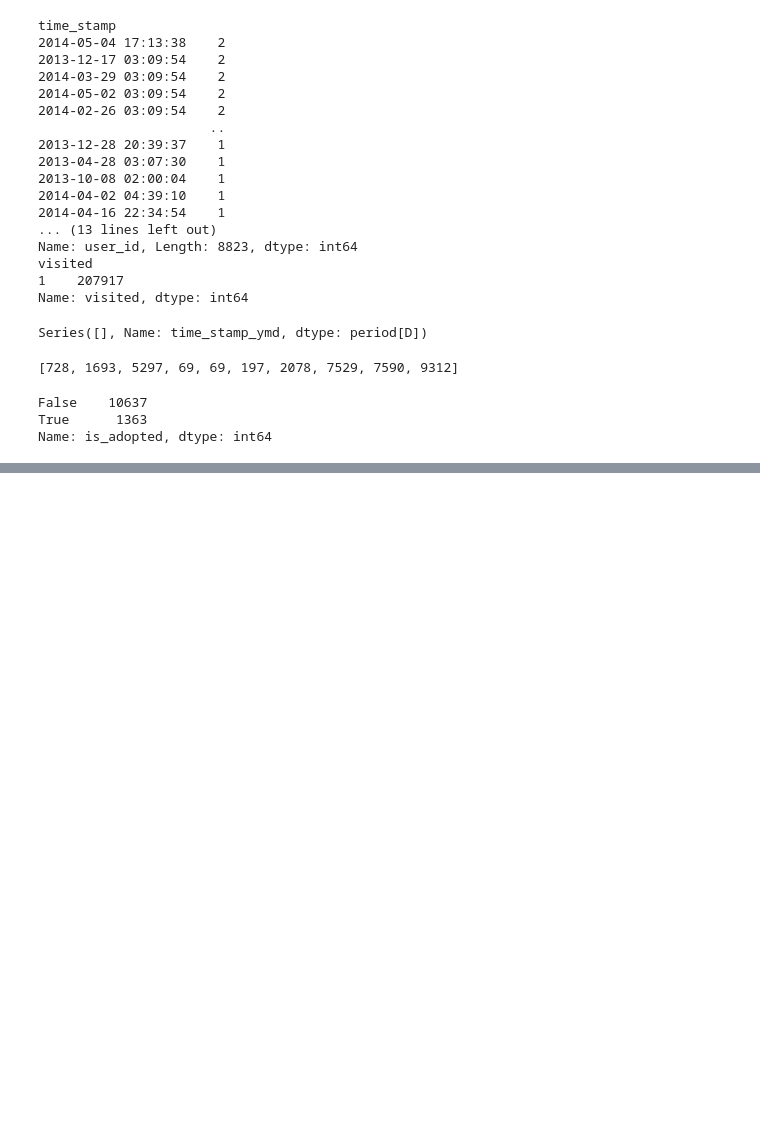
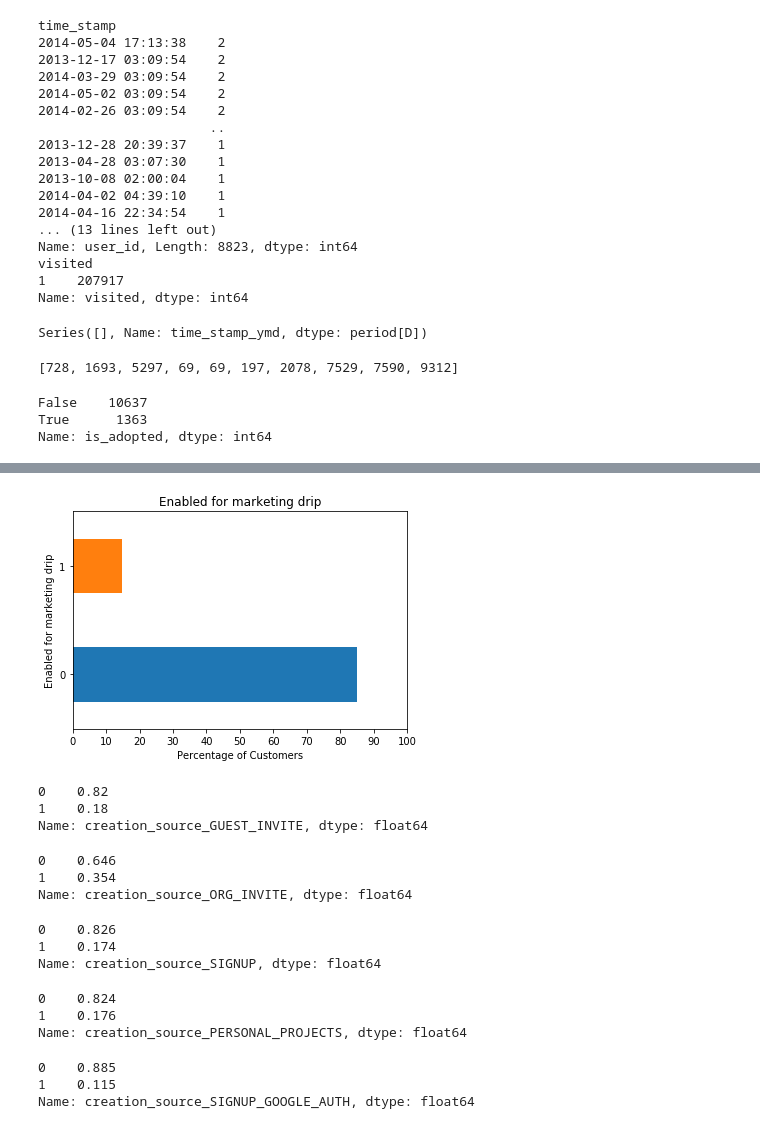
Before and after one commit to ElijahSeeley/Springboard, a Jupyter notebook: relax_challenge/relax_challenge/Relax_Challenge_Notebook.ipynb, the cells around one changed output, grey strips where cells are left out. Saved outputs shown, nothing was run; the diff lists cells and outputs as text; code cells hidden in the pictures; blank space fills up the shorter version.

```diff
--- a/relax_challenge/relax_challenge/Relax_Challenge_Notebook.ipynb
+++ b/relax_challenge/relax_challenge/Relax_Challenge_Notebook.ipynb
@@ -357,0 +369,47 @@ def plot_hist(feature, bins = 10, color1 = 'g', color2 = 'k', figx = 10, figy =
+# %%
+marketingdrip = round(df['enabled_for_marketing_drip'].value_counts(normalize=True), 3)*100
+
+marketingdrip.plot(kind='barh', title='Enabled for marketing drip', xlim=(0, 100),
+                    xticks = deci100, color=palette)
+plt.xlabel('Percentage of Customers')
+plt.ylabel('Enabled for marketing drip')
+plt.show()
+# %% [output]
+[figure, added]
+# %%
+#I'm going to skip over the time of creation fields, I don't think they will provide useful information
+#creation source though is more interesting to me
+guestinvite = round(df['creation_source_GUEST_INVITE'].value_counts(normalize=True), 3)
+guestinvite
+# %% [output]
+0    0.82
+1    0.18
+Name: creation_source_GUEST_INVITE, dtype: float64
+# %%
+orginvite = round(df['creation_source_ORG_INVITE'].value_counts(normalize=True), 3)
+orginvite
+# %% [output]
+0    0.646
+1    0.354
+Name: creation_source_ORG_INVITE, dtype: float64
+# %%
+signup = round(df['creation_source_SIGNUP'].value_counts(normalize=True), 3)
+signup
+# %% [output]
+0    0.826
+1    0.174
+Name: creation_source_SIGNUP, dtype: float64
+# %%
+personalprojects = round(df['creation_source_PERSONAL_PROJECTS'].value_counts(normalize = True), 3)
+personalprojects
+# %% [output]
+0    0.824
+1    0.176
+Name: creation_source_PERSONAL_PROJECTS, dtype: float64
+# %%
+signup_google = round(df['creation_source_SIGNUP_GOOGLE_AUTH'].value_counts(normalize=True), 3)
+signup_google
+# %% [output]
+0    0.885
+1    0.115
+Name: creation_source_SIGNUP_GOOGLE_AUTH, dtype: float64
```
Also changed, not shown: parts of 24 cells of this notebook.
